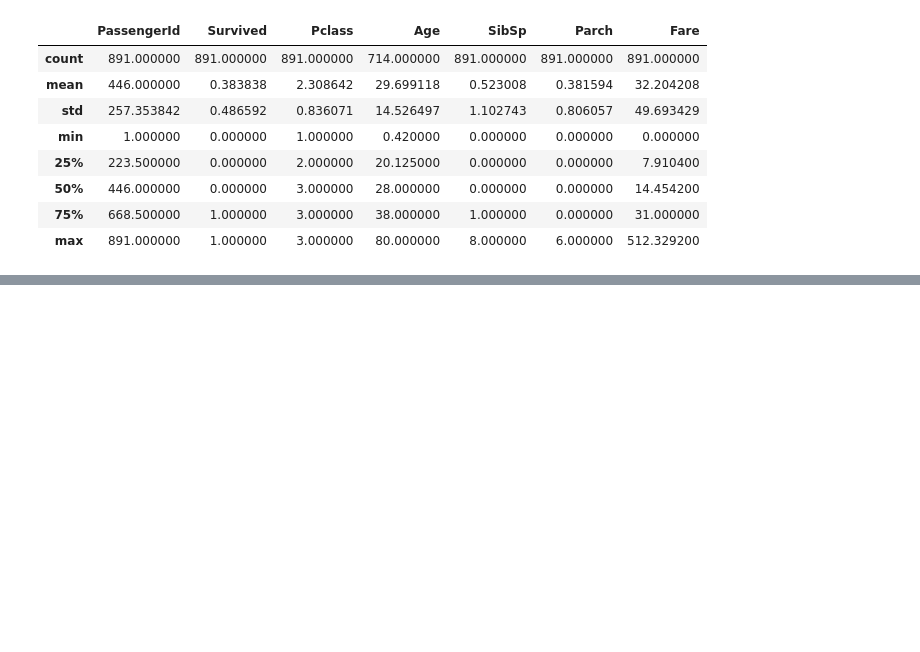
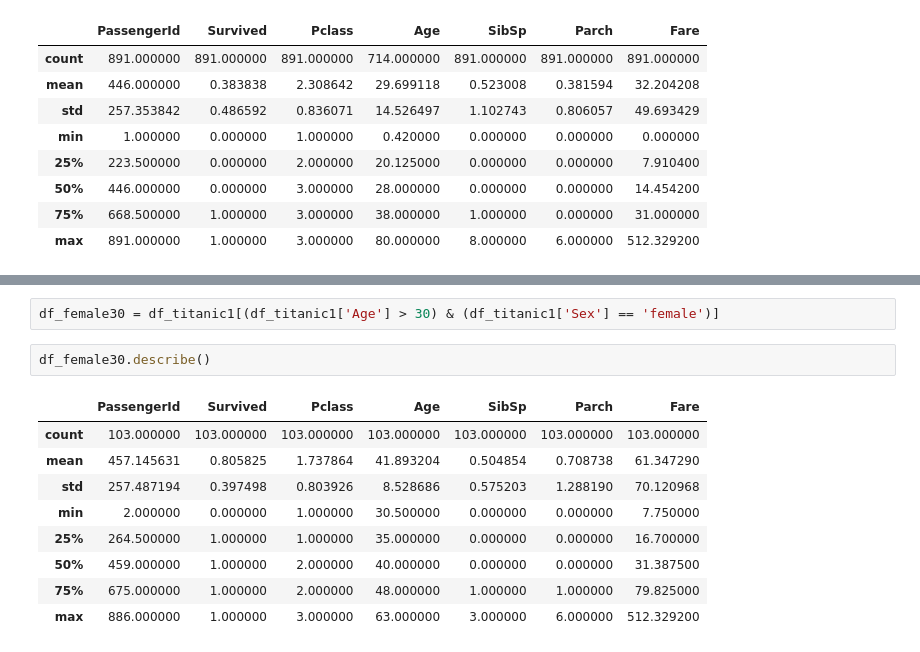
Before and after one commit to arangoluis94/pandas-sesion-1, a Jupyter notebook: sesion-1.ipynb, the cells around one changed output, grey strips where cells are left out. Drawn from its saved outputs; the diff is of its cells as text; blank space fills up the shorter version.

```diff
--- a/sesion-1.ipynb
+++ b/sesion-1.ipynb
@@ -217,0 +332,14 @@ df_titanic0.describe()
+# %%
+df_female30 = df_titanic1[(df_titanic1['Age'] > 30) & (df_titanic1['Sex'] == 'female')]
+# %%
+df_female30.describe()
+# %% [output]
+|  | PassengerId | Survived | Pclass | Age | SibSp | Parch | Fare |
+| count | 103.000000 | 103.000000 | 103.000000 | 103.000000 | 103.000000 | 103.000000 | 103.000000 |
+| mean | 457.145631 | 0.805825 | 1.737864 | 41.893204 | 0.504854 | 0.708738 | 61.347290 |
+| std | 257.487194 | 0.397498 | 0.803926 | 8.528686 | 0.575203 | 1.288190 | 70.120968 |
+| min | 2.000000 | 0.000000 | 1.000000 | 30.500000 | 0.000000 | 0.000000 | 7.750000 |
+| 25% | 264.500000 | 1.000000 | 1.000000 | 35.000000 | 0.000000 | 0.000000 | 16.700000 |
+| 50% | 459.000000 | 1.000000 | 2.000000 | 40.000000 | 0.000000 | 0.000000 | 31.387500 |
+| 75% | 675.000000 | 1.000000 | 2.000000 | 48.000000 | 1.000000 | 1.000000 | 79.825000 |
+| max | 886.000000 | 1.000000 | 3.000000 | 63.000000 | 3.000000 | 6.000000 | 512.329200 |
```
Also changed, not shown: parts of 33 cells of this notebook.
